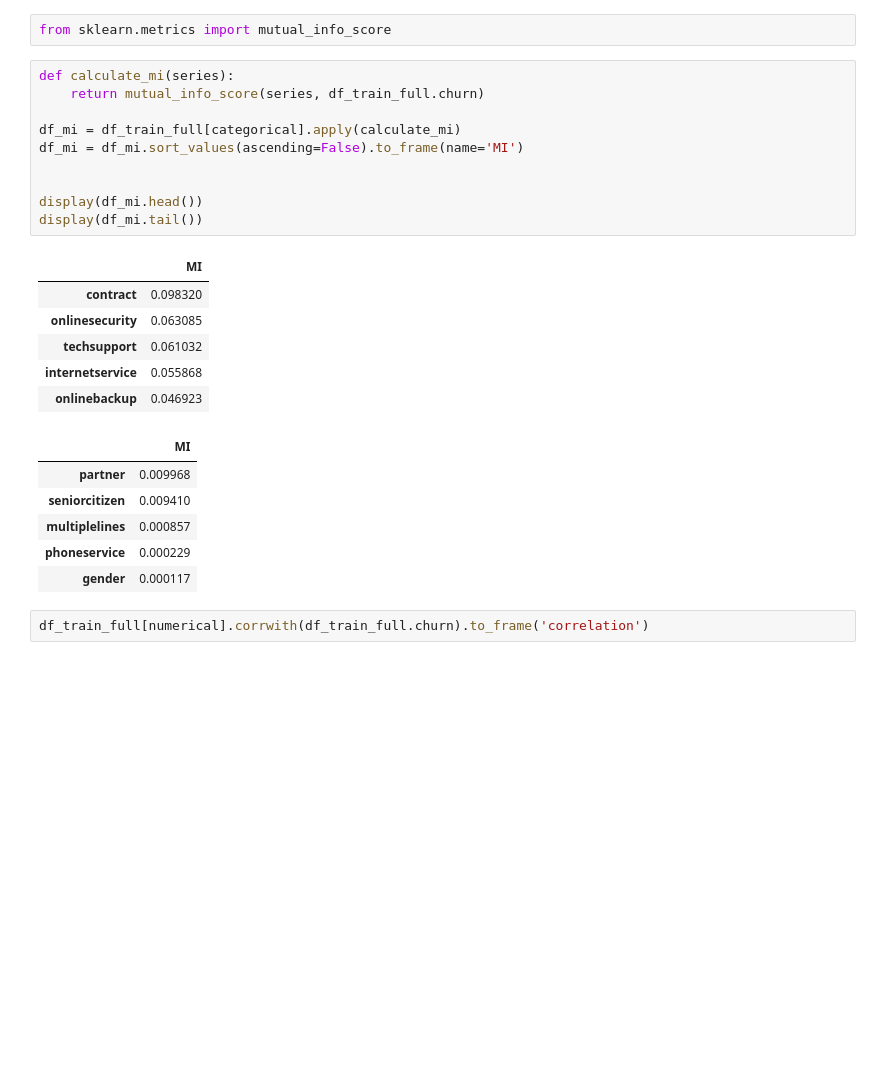
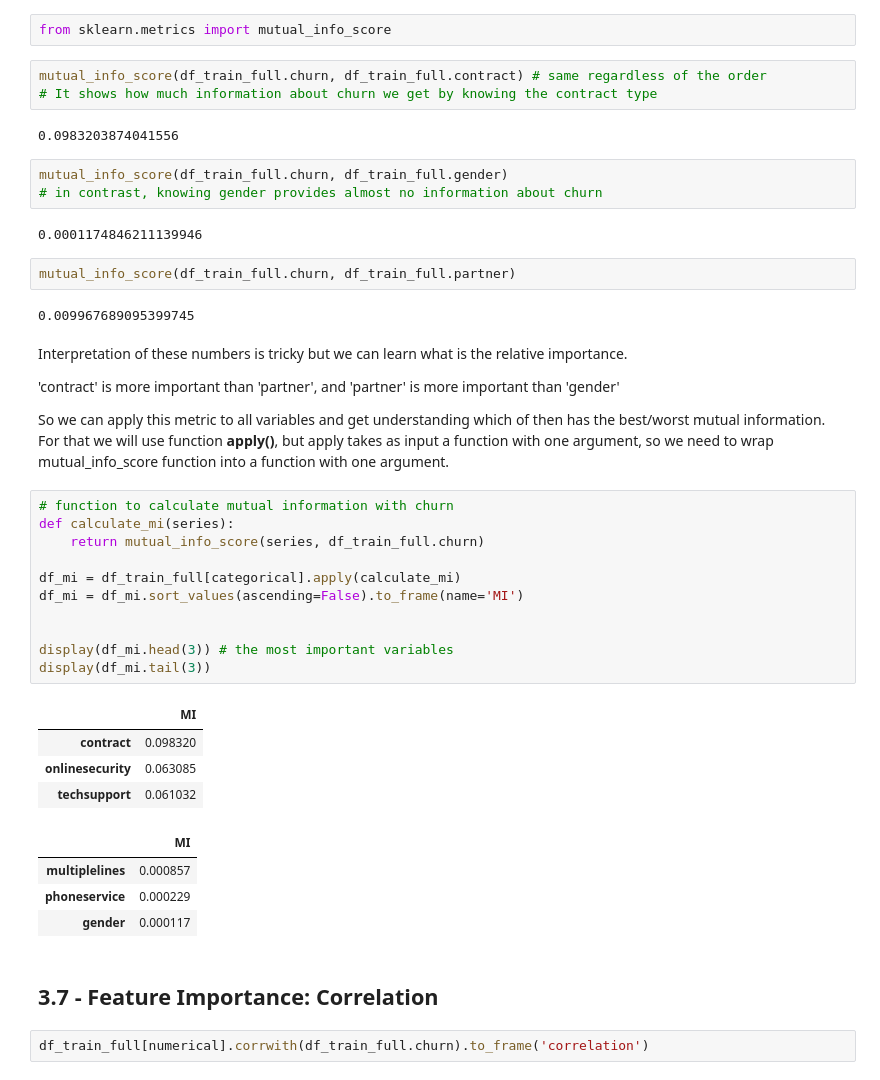
Before and after one commit to ekhlebus/ml-zoomcamp, a Jupyter notebook: 03-classification_churn_prediction/03-churn.ipynb, the cells around one changed output. Cells and saved outputs as stored; diff of their text form; blank space fills up the shorter version.

Commit message:
Mutual Information added

```diff
--- a/03-classification_churn_prediction/03-churn.ipynb
+++ b/03-classification_churn_prediction/03-churn.ipynb
@@ -667,28 +669,47 @@ Let's find some measure which variable is the most important.
 # %%
 from sklearn.metrics import mutual_info_score
+# %%
+mutual_info_score(df_train_full.churn, df_train_full.contract) # same regardless of the order
+# It shows how much information about churn we get by knowing the contract type
+# %% [output]
+0.0983203874041556
+# %%
+mutual_info_score(df_train_full.churn, df_train_full.gender)
+# in contrast, knowing gender provides almost no information about churn
+# %% [output]
+0.0001174846211139946
+# %%
+mutual_info_score(df_train_full.churn, df_train_full.partner)
+# %% [output]
+0.009967689095399745
+# %% [markdown]
+Interpretation of these numbers is tricky but we can learn what is the relative importance.
+
+'contract' is more important than 'partner', and 'partner' is more important than 'gender'
+
+So we can apply this metric to all variables and get understanding which of then has the best/worst mutual information. For that we will use function **apply()**, but apply takes as input a function with one argument, so we need to wrap mutual_info_score function into a function with one argument.
 # %%
+# function to calculate mutual information with churn
 def calculate_mi(series):
     return mutual_info_score(series, df_train_full.churn)
 
 df_mi = df_train_full[categorical].apply(calculate_mi)
 df_mi = df_mi.sort_values(ascending=False).to_frame(name='MI')
 
 
-display(df_mi.head())
-display(df_mi.tail())
+display(df_mi.head(3)) # the most important variables
+display(df_mi.tail(3))
 # %% [output]
 |  | MI |
 | contract | 0.098320 |
 | onlinesecurity | 0.063085 |
 | techsupport | 0.061032 |
-| internetservice | 0.055868 |
-| onlinebackup | 0.046923 |
 |  | MI |
-| partner | 0.009968 |
-| seniorcitizen | 0.009410 |
 | multiplelines | 0.000857 |
 | phoneservice | 0.000229 |
 | gender | 0.000117 |
+# %% [markdown]
+## 3.7 - Feature Importance: Correlation
 # %%
 df_train_full[numerical].corrwith(df_train_full.churn).to_frame('correlation')
 # %% [output]
```
Also changed, not shown: parts of 2 cells of this notebook, 1 other file.
